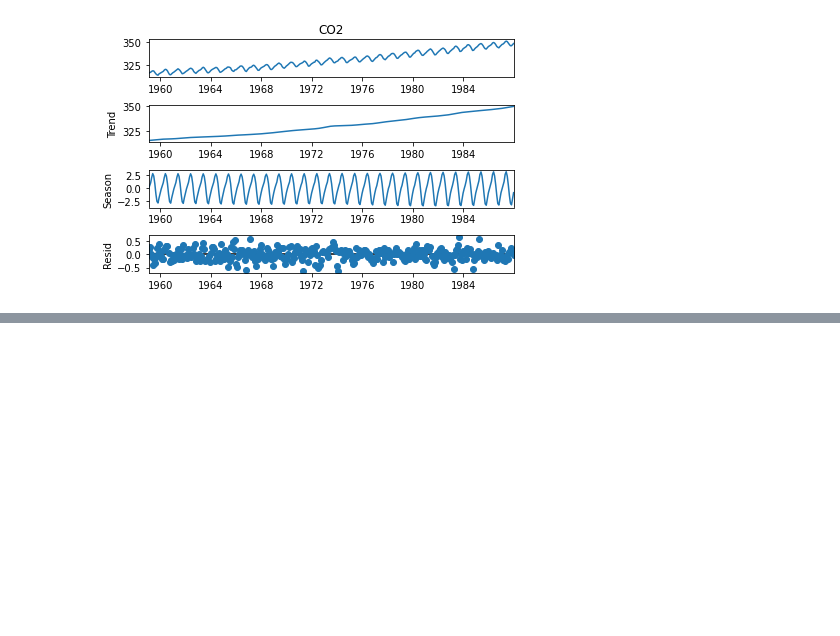
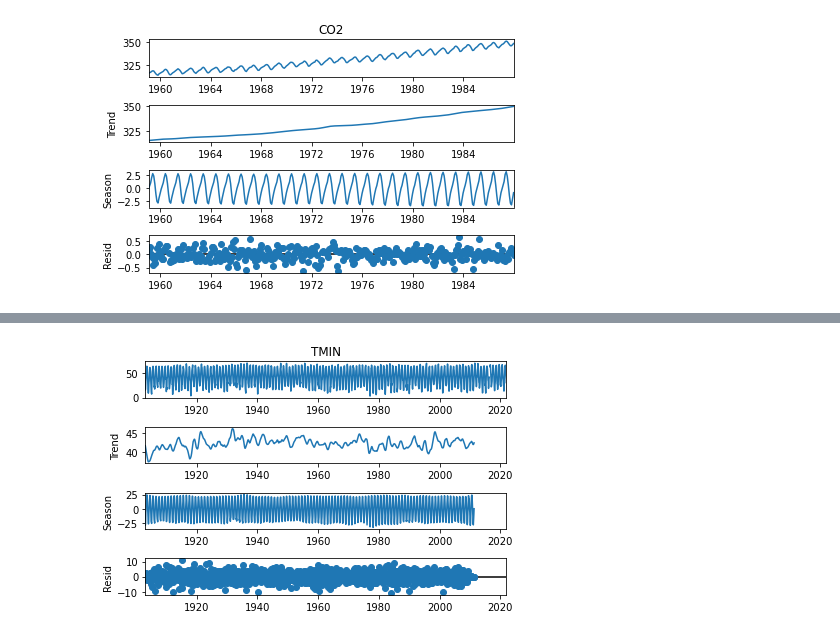
Before and after one commit to thodson-usgs/stf-decomposition, a Jupyter notebook: notebooks/00_getting_started.ipynb, the cells around one changed output, grey strips where cells are left out. Saved outputs shown, nothing was run; the diff lists cells and outputs as text; code cells hidden in the pictures; blank space fills up the shorter version.

```diff
--- a/notebooks/00_getting_started.ipynb
+++ b/notebooks/00_getting_started.ipynb
@@ -21,0 +35,7 @@ fig = res.plot()
+# %%
+# STL on TMIN
+stl = STL(champaignTemp["TMIN"])
+res = stl.fit()
+fig = res.plot()
+# %% [output]
+[figure, added]
```
Also changed, not shown: parts of 1 cell of this notebook, 1 other file.
